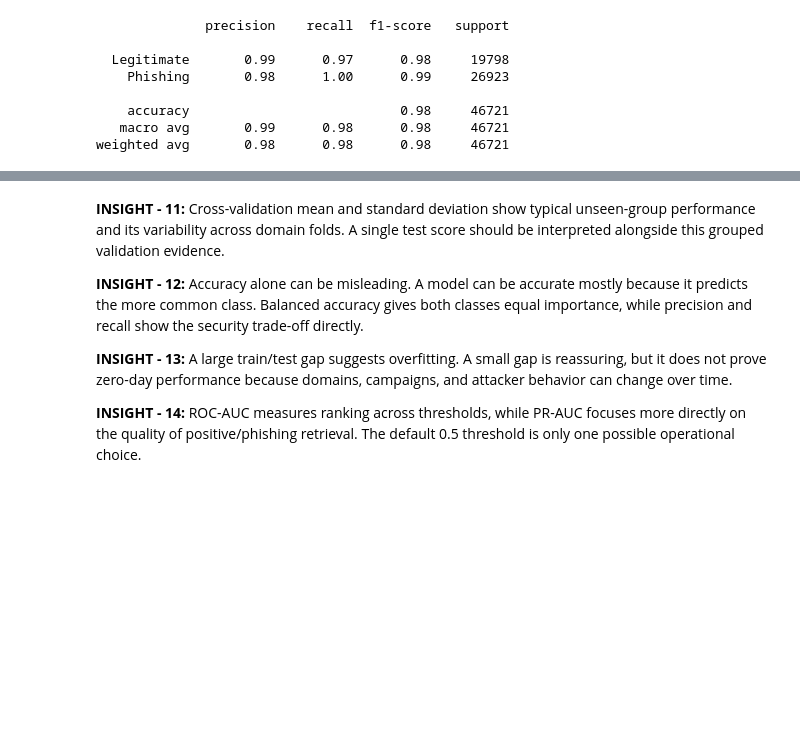
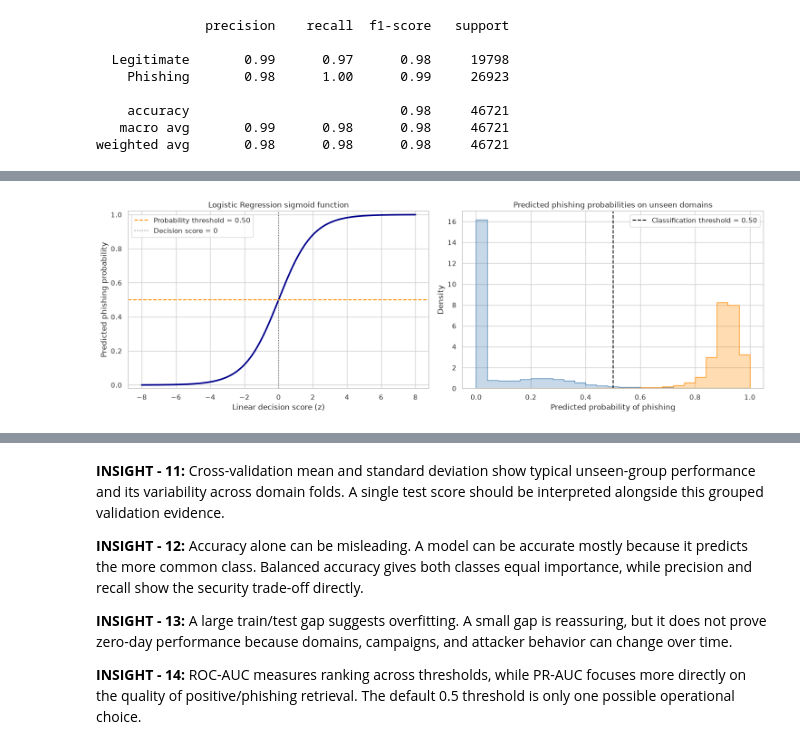
Before and after one commit to rupikap009/ML-Techniques, a Jupyter notebook: notebooks/02_phishing_url_classification.ipynb, the cells around one changed output, grey strips where cells are left out. Drawn from its saved outputs; the diff is of its cells as text; code cells hidden in the pictures; blank space fills up the shorter version.

```diff
--- a/notebooks/02_phishing_url_classification.ipynb
+++ b/notebooks/02_phishing_url_classification.ipynb
@@ -454,0 +477,29 @@ weighted avg       0.98      0.98      0.98     46721
+# %%
+decision_scores = model.decision_function(X_test)
+sigmoid_scores = np.linspace(-8, 8, 400)
+sigmoid_probabilities = 1 / (1 + np.exp(-sigmoid_scores))
+
+fig, axes = plt.subplots(1, 2, figsize=(15, 5))
+axes[0].plot(sigmoid_scores, sigmoid_probabilities, color="darkblue", linewidth=2.5)
+axes[0].axhline(0.5, color="darkorange", linestyle="--", label="Probability threshold = 0.50")
+axes[0].axvline(0, color="gray", linestyle=":", label="Decision score = 0")
+axes[0].set_title("Logistic Regression sigmoid function")
+axes[0].set_xlabel("Linear decision score (z)")
+axes[0].set_ylabel("Predicted phishing probability")
+axes[0].set_ylim(-0.02, 1.02)
+axes[0].legend()
+
+sns.histplot(
+    data=pd.DataFrame({"probability": y_prob, "true_class": y_test.map({0: "Legitimate", 1: "Phishing"}).to_numpy()}),
+    x="probability", hue="true_class", bins=25, stat="density", common_norm=False,
+    element="step", fill=True, alpha=0.30, palette={"Legitimate": "steelblue", "Phishing": "darkorange"}, ax=axes[1],
+)
+axes[1].axvline(0.5, color="black", linestyle="--", label="Classification threshold = 0.50")
+axes[1].set_title("Predicted phishing probabilities on unseen domains")
+axes[1].set_xlabel("Predicted probability of phishing")
+axes[1].set_ylabel("Density")
+axes[1].legend()
+plt.tight_layout()
+plt.show()
+# %% [output]
+[figure, added]
```
Also changed, not shown: parts of 7 cells of this notebook.
